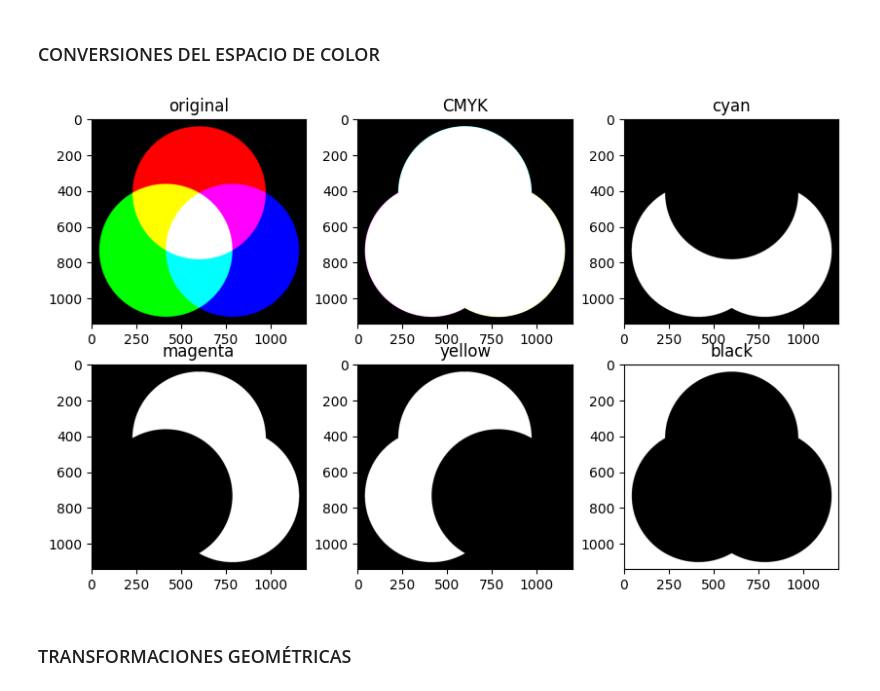
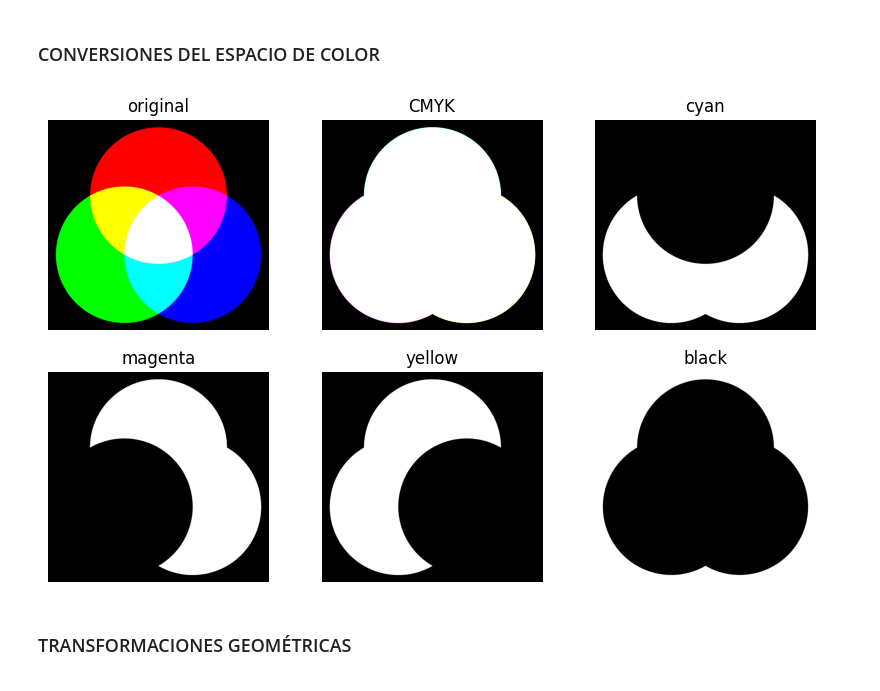
Before and after one commit to Maick721/MAQUINAS-E-LEARNING-2-, a Jupyter notebook: 4-transformaciones.ipynb, the cells around one changed output. Drawn from its saved outputs; the diff is of its cells as text; code cells hidden in the pictures.

```diff
--- a/4-transformaciones.ipynb
+++ b/4-transformaciones.ipynb
@@ -86,34 +85,29 @@ plt.show()
 # %% [markdown]
 ### CONVERSIONES DEL ESPACIO DE COLOR
 # %%
-import numpy as np
-import cv2
-import matplotlib.pyplot as plt
-from skimage import io
-
 img = io.imread('images/colores.png')
-rgb = img.copy()
-rgb_p = rgb.astype('float')/255  # Normalizamos a [0,1]
+rgb_p = img.astype(float)/255  # Normalizamos a [0,1]
 
 with np.errstate(invalid='ignore', divide='ignore'):
     K = 1 - np.max(rgb_p, axis=2)
     C = (1 - rgb_p[...,0] - K) / (1 - K + 1e-8)
     M = (1 - rgb_p[...,1] - K) / (1 - K + 1e-8)
     Y = (1 - rgb_p[...,2] - K) / (1 - K + 1e-8)
 
-CMYK = (np.dstack((C,M,Y,K))*255).astype('uint8')
-C,M,Y,K = cv2.split(CMYK)
+C,M,Y,K = cv2.split((np.dstack((C,M,Y,K))*255).astype('uint8'))
 
 fig, ax = plt.subplots(2,3, figsize=(10,6))
-ax[0,0].imshow(img), ax[0,0].set_title('original')
-ax[0,1].imshow(CMYK), ax[0,1].set_title('CMYK')
-ax[0,2].imshow(C, cmap='gray'), ax[0,2].set_title('cyan')
-ax[1,0].imshow(M, cmap='gray'), ax[1,0].set_title('magenta')
-ax[1,1].imshow(Y, cmap='gray'), ax[1,1].set_title('yellow')
-ax[1,2].imshow(K, cmap='gray'), ax[1,2].set_title('black')
+titles = ['original','CMYK','cyan','magenta','yellow','black']
+images = [img, np.dstack((C,M,Y,K)), C, M, Y, K]
+
+for i, (im, t) in enumerate(zip(images, titles)):
+    ax[i//3, i%3].imshow(im if i<2 else im, cmap=None if i<2 else 'gray')
+    ax[i//3, i%3].set_title(t)
+    ax[i//3, i%3].axis('off')
+
 plt.show()
 # %% [output]
-[figure, old version]
+[figure, new version]
 # %%
 # Otras conversiones
 
```
Also changed, not shown: parts of 5 cells of this notebook, 9 other files.
